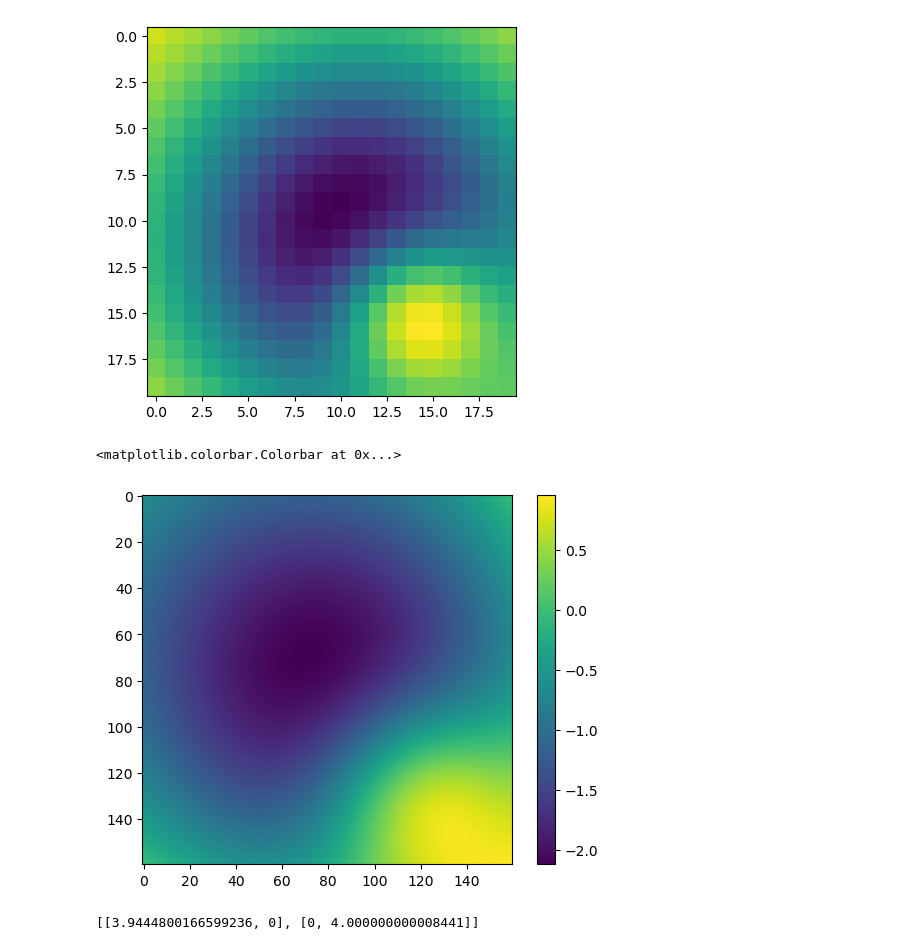
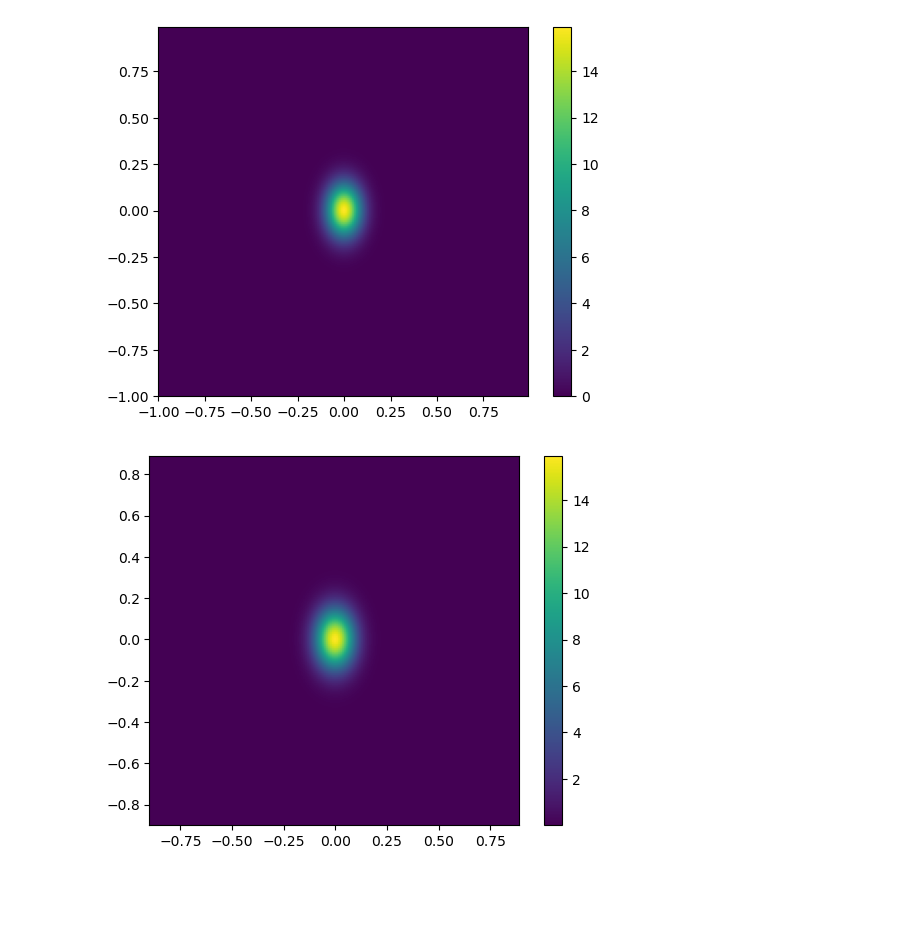
Before and after one commit to giovannipiccoli99/Lens_transit, a Jupyter notebook: caustic_finder.ipynb, the cells around one changed output. Drawn from its saved outputs; the diff is of its cells as text; code cells hidden in the pictures; blank space fills up the shorter version.

```diff
--- a/caustic_finder.ipynb
+++ b/caustic_finder.ipynb
@@ -8,44 +8,47 @@ import mpmath as mp
 # %%
 def l_OD_test(x, y):
-    sigma = 0.3
-    x_0 = 0.5
-    y_0 = 0.4
-    z = np.exp(-0.5*((x - x_0)**2 + (y - y_0)**2)/sigma**2)/(2*np.pi*sigma**2)
+    sigma = 0.1
+    x_0 = 0.
+    y_0 = 0.
+    z = np.exp(-0.5*((x - x_0*np.ones_like(x))**2 + (1.5**2)*(y - y_0*np.ones_like(y))**2)/sigma**2)/(2*np.pi*sigma**2)
+    z = z #- 2*np.exp(-0.5*((x - x_0*np.ones_like(x))**2 + (y - y_0*np.ones_like(y))**2)/sigma**2)/(2*np.pi*sigma**2)
 
-    sigma = .8
-    x_0 = 0.1
-    y_0 = 0.1
-    z = z - 10*np.exp(-0.5*((x - x_0)**2 + (y - y_0)**2)/sigma**2)/(2*np.pi*sigma**2)
     return z
 
-x_data = np.arange(-1, 1, 0.1)
-y_data = np.arange(-1, 1, 0.1)
-plt.imshow(l_OD_test(x_data[:, None], y_data[None, :]))
+x_data = np.arange(-1, 1, 0.01)
+y_data = np.arange(-1, 1, 0.01)
+
 l_OD_data = l_OD_test(x_data[:, None], y_data[None, :])
+#very important: set origin = 'lower', otherwise it flips everything!
+plt.imshow(l_OD_data, origin='lower',  extent=[x_data.min(), x_data.max(), y_data.min(), y_data.max()])
+plt.colorbar()
+plt.show()
 # %% [output]
-[figure, old version]
+[figure, new version]
 # %%
 l_OD = scipy.interpolate.RectBivariateSpline(x_data, y_data, l_OD_data)
-x = np.arange(-0.8, 0.8, 0.01)
-y = np.arange(-0.8, 0.8, 0.01)
-
+x = np.arange(-0.9, 0.9, 0.01)
+y = np.arange(-0.9, 0.9, 0.01)
 def tau(x, y, args):
     x_s, y_s, D = args
     return 0.5*((x - x_s)**2 + (y - y_s)**2)/D + l_OD.ev(x, y)
-args = -0.5, -0.5, 1
-plt.imshow(tau(x[:, None], y[None, :], args))
+args = 0, 0, 100
+plt.imshow(tau(x[:, None], y[None, :], args), origin='lower',extent=[x.min(), x.max(), y.min(), y.max()])
 plt.colorbar()
+plt.show()
 # %% [output]
-<matplotlib.colorbar.Colorbar at 0x...>
-[figure, old version]
+[figure, new version]
 # %%
 def inv_M(x, y, args):
-    h = 0.005
-    M_xx = (tau(x + 2*h, y, args) + tau(x - 2*h, y, args) - 2*tau(x, y, args))/h**2
-    M_yy = (tau(x, y + 2*h, args) + tau(x, y - 2*h, args) - 2*tau(x, y, args))/h**2
-    M_xy = 0
-    res = [[M_xx, M_xy], [M_xy, M_yy]]
+    x_s, y_s, D = args
+    '''h = 0.01
+    M_xx = (tau(x + h, y, args) + tau(x - h, y, args) - 2*tau(x, y, args))/h**2
+    M_yy = (tau(x, y + h, args) + tau(x, y - h, args) - 2*tau(x, y, args))/h**2
+    M_xy = (0.25/h**2)*(tau(x + h, y + h, args) + tau(x - h, y - h, args) - tau(x + h, y - h, args) - tau(x - h, y + h, args))'''
+    M_xx = 1/D + l_OD.partial_derivative(2, 0)(x, y)
+    M_yy = 1/D + l_OD.partial_derivative(0, 2)(x, y)
+    M_xy = 0 + l_OD.partial_derivative(1, 1)(x, y)
+
+    res = np.array([[M_xx, M_xy], [M_xy, M_yy]])
+    res = np.transpose(res, (2, 3, 0, 1))
     return res
-inv_M(0,1, args)
-# %% [output]
-[[3.9444800166599236, 0], [0, 4.000000000008441]]
```
Also changed, not shown: parts of 8 cells of this notebook.
